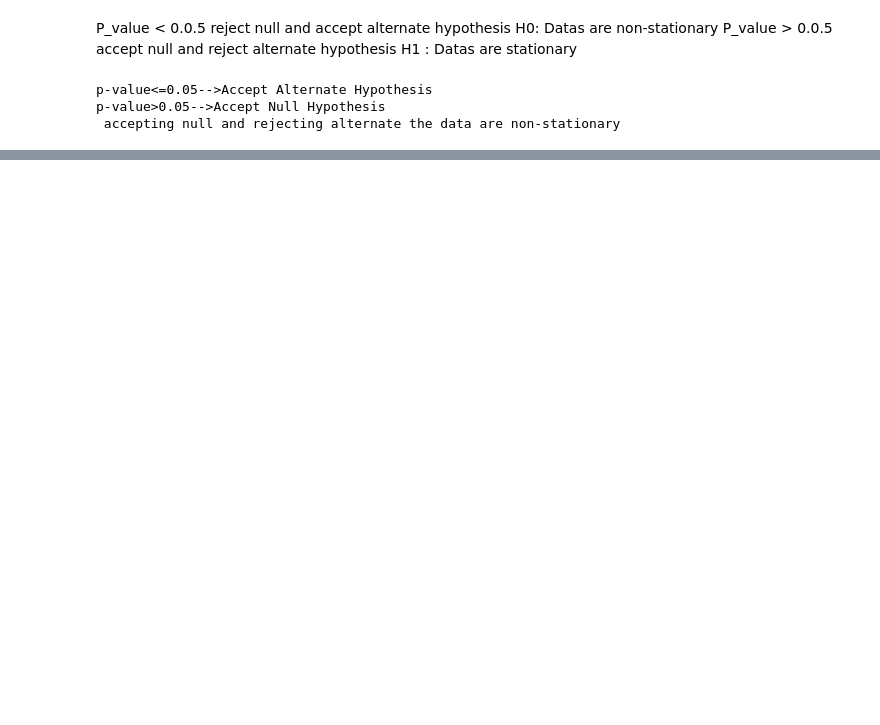
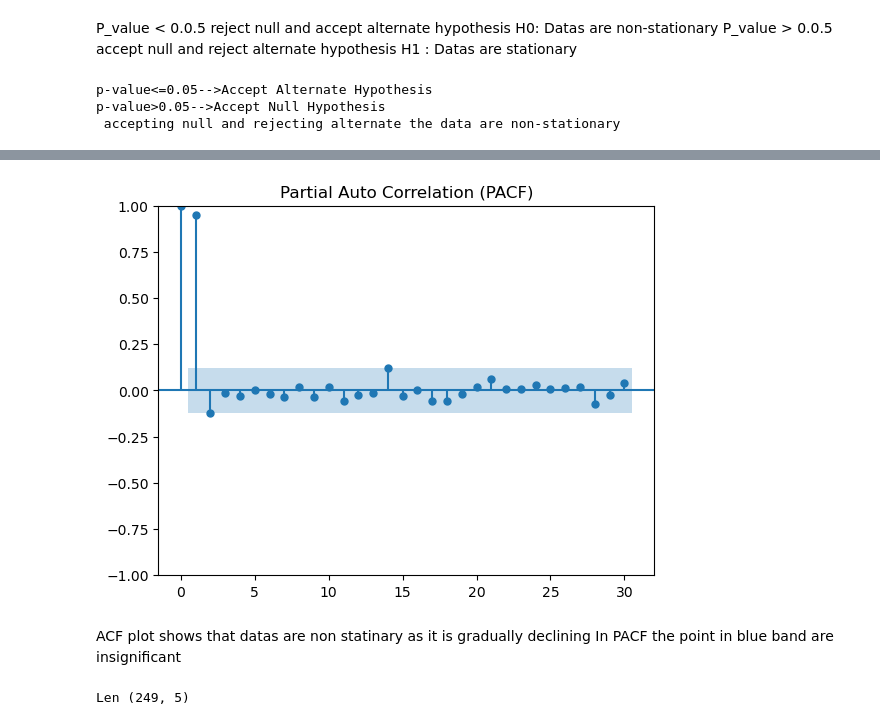
Before and after one commit to Roselinstanley/Time-Series-Analysis, a Jupyter notebook: Checkstationaryornot.ipynb, the cells around one changed output, grey strips where cells are left out. Saved outputs shown, nothing was run; the diff lists cells and outputs as text; code cells hidden in the pictures; blank space fills up the shorter version.

```diff
--- a/Checkstationaryornot.ipynb
+++ b/Checkstationaryornot.ipynb
@@ -95,0 +103,17 @@ plt.show()
+# %%
+from statsmodels.graphics.tsaplots import plot_pacf
+plot_pacf(stk_dataset["Low"],lags=30)
+plt.title("Partial Auto Correlation (PACF)")
+plt.show()
+# %% [output]
+[figure, added]
+# %% [markdown]
+ACF plot shows that datas are non statinary as it is gradually declining
+In PACF the point in blue band are insignificant
+# %%
+from sklearn.preprocessing import MinMaxScaler
+mms=MinMaxScaler()
+stan=mms.fit_transform(stk_dataset["Low"])
+print("Len",stk_dataset.shape)
+# %% [output]
+Len (249, 5)
```
Also changed, not shown: parts of 6 cells of this notebook.
